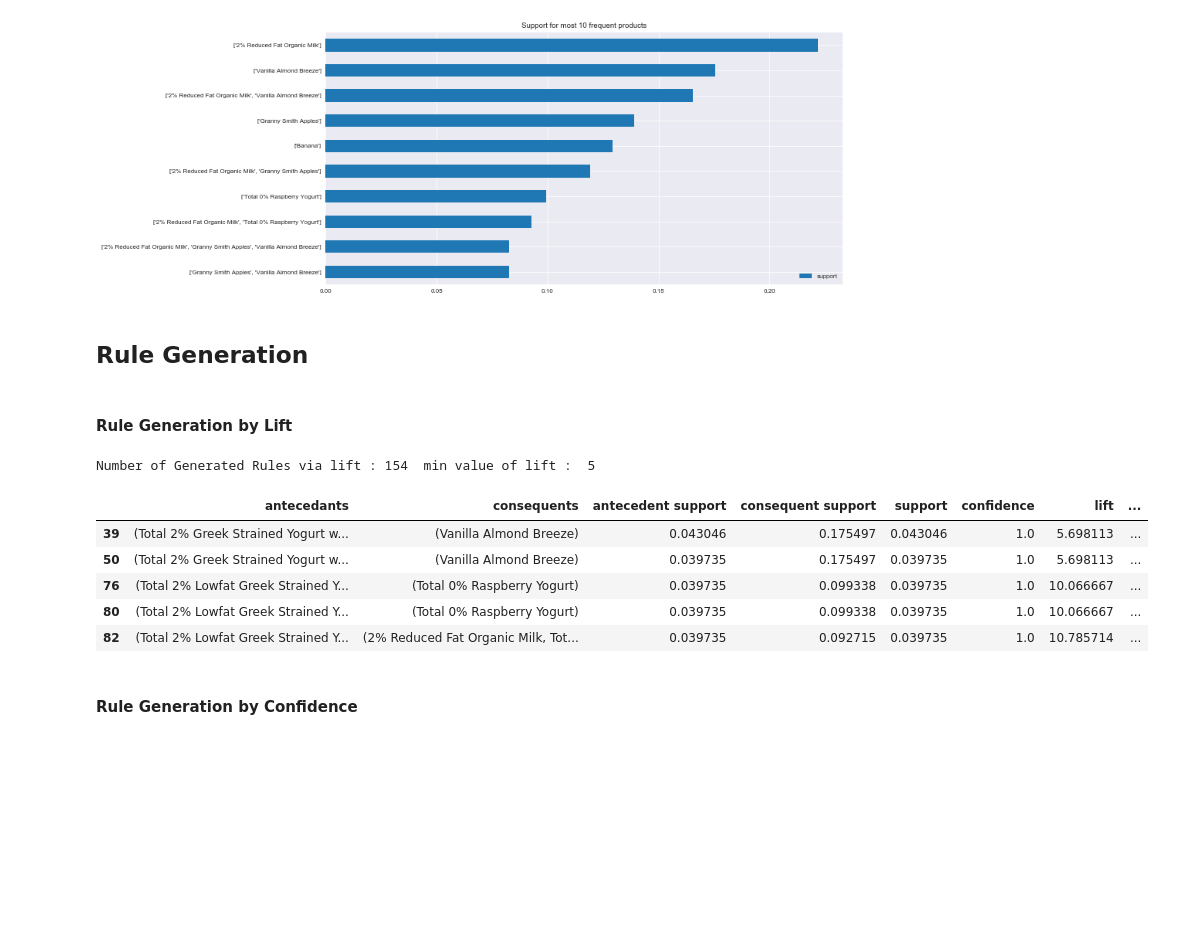
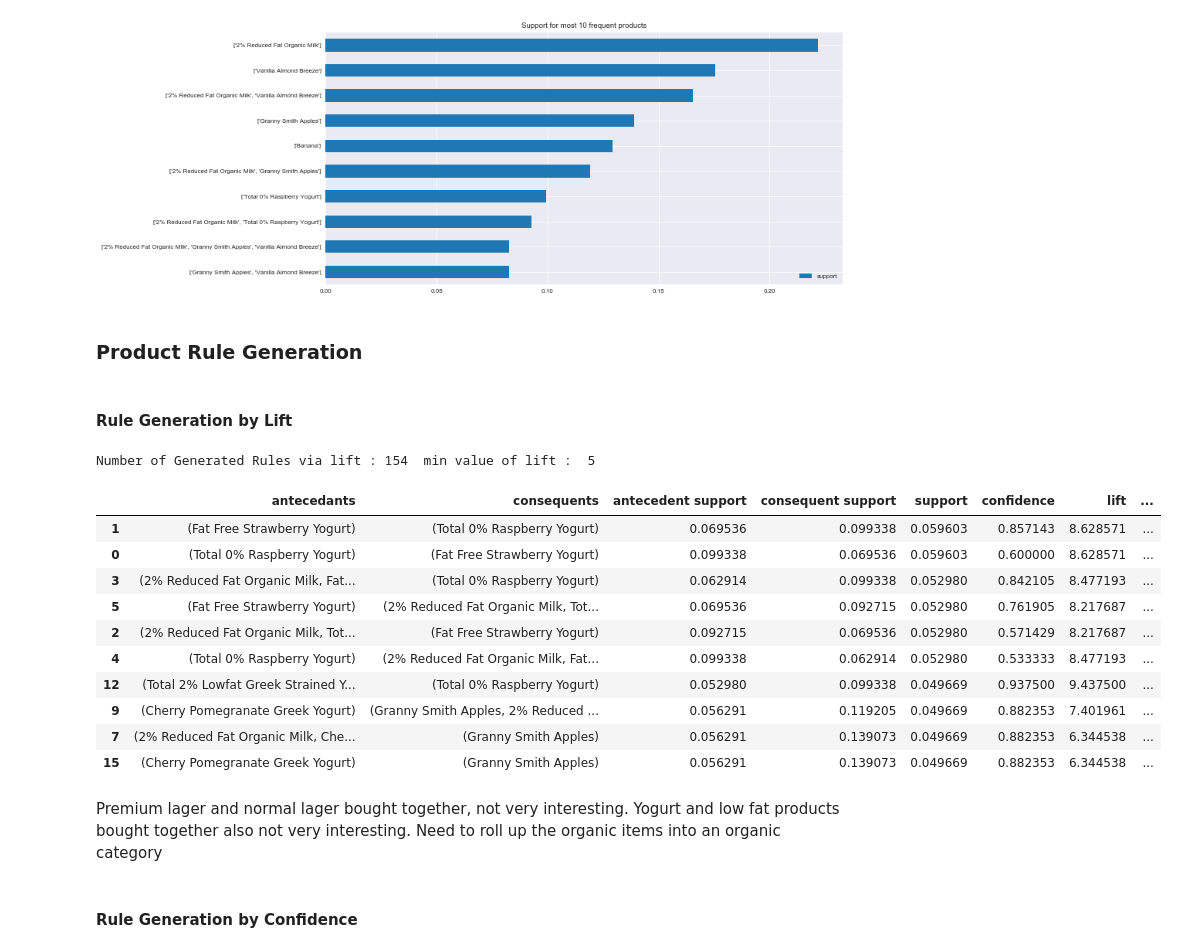
Before and after one commit to 1carew1/instacart_investigation, a Jupyter notebook: Assignment_2_ARM.ipynb, the cells around one changed output. Saved outputs shown, nothing was run; the diff lists cells and outputs as text; code cells hidden in the pictures; blank space fills up the shorter version.

```diff
--- a/Assignment_2_ARM.ipynb
+++ b/Assignment_2_ARM.ipynb
@@ -128,12 +134,15 @@ Product Order Count Mode : 1
 ### Grouping Products in an Order
 # %%
 # Can't just use a comma as a seperator
+weird_separator = ",#,"
+def products_ordered_to_total(products_ordered):
+    group = products_ordered.groupby('order_id')
+    product_count = group.size().reset_index(name="count")
+    product_names = group["product_name"].apply(lambda x: "%s" % weird_separator.join(x)).reset_index(name="products")
+    products_ordered_total = (product_count.merge(product_names, on="order_id"))
+    return products_ordered_total
 products_ordered = orders_products.merge(products, on="product_id")
-weird_separator = ",#,"
-group = products_ordered.groupby('order_id')
-product_count = group.size().reset_index(name="count")
-product_names = group["product_name"].apply(lambda x: "%s" % weird_separator.join(x)).reset_index(name="products")
-products_ordered_total = (product_count.merge(product_names, on="order_id"))
+products_ordered_total = products_ordered_to_total(products_ordered)
 order_total = products_ordered_total.shape[0]
 products_ordered_total.head()
 # %% [output]
@@ -160,10 +169,12 @@ Minimum Support : 0.0331
 # %%
-products_ordered_list = products_ordered_total.products.tolist()
-products_ordered_list_of_lists = []
-for p in products_ordered_list:
-    products_ordered_list_of_lists.append(p.split(weird_separator))
-te_ary = te.fit(products_ordered_list_of_lists).transform(products_ordered_list_of_lists,sparse=False)
-te_df = pd.DataFrame(te_ary, columns=te.columns_)
+def product_list_to_te_df(product_list):
+    products_ordered_list_of_lists = []
+    for p in product_list:
+        products_ordered_list_of_lists.append(p.split(weird_separator))
+    te_ary = te.fit(products_ordered_list_of_lists).transform(products_ordered_list_of_lists,sparse=False)
+    te_df = pd.DataFrame(te_ary, columns=te.columns_)
+    return te_df
+te_df = product_list_to_te_df(products_ordered_total.products.tolist())
 te_df.head()
 # %% [output]
 |  | 1% Low Fat Chocolate Milk | 100 Calorie Per Bag Popcorn | 100% All Cranberry Juice | 100% Colombian Medium Dark Roast ... | ... |
@@ -239,23 +260,30 @@ plt.show()
 # %% [output]
 [figure]
 # %% [markdown]
-## Rule Generation
+### Product Rule Generation
 # %% [markdown]
 ####  Rule Generation by Lift
 # %%
 min_lift = 5
 lift_rules = (association_rules(frequent_itemsets, metric="lift", min_threshold=min_lift)
-        .sort_values(by=['confidence', 'support'],ascending=False))
+        .sort_values(by=['support', 'confidence', 'lift'],ascending=False))
 print ("Number of Generated Rules via lift :", lift_rules.shape[0], " min value of lift : ", min_lift)
-lift_rules.head()
+lift_rules.head(10)
 # %% [output]
 Number of Generated Rules via lift : 154  min value of lift :  5
 |  | antecedants | consequents | antecedent support | consequent support | support | confidence | lift | ... |
-| 39 | (Total 2% Greek Strained Yogurt w... | (Vanilla Almond Breeze) | 0.043046 | 0.175497 | 0.043046 | 1.0 | 5.698113 | ... |
-| 50 | (Total 2% Greek Strained Yogurt w... | (Vanilla Almond Breeze) | 0.039735 | 0.175497 | 0.039735 | 1.0 | 5.698113 | ... |
-| 76 | (Total 2% Lowfat Greek Strained Y... | (Total 0% Raspberry Yogurt) | 0.039735 | 0.099338 | 0.039735 | 1.0 | 10.066667 | ... |
-| 80 | (Total 2% Lowfat Greek Strained Y... | (Total 0% Raspberry Yogurt) | 0.039735 | 0.099338 | 0.039735 | 1.0 | 10.066667 | ... |
-| 82 | (Total 2% Lowfat Greek Strained Y... | (2% Reduced Fat Organic Milk, Tot... | 0.039735 | 0.092715 | 0.039735 | 1.0 | 10.785714 | ... |
+| 1 | (Fat Free Strawberry Yogurt) | (Total 0% Raspberry Yogurt) | 0.069536 | 0.099338 | 0.059603 | 0.857143 | 8.628571 | ... |
+| 0 | (Total 0% Raspberry Yogurt) | (Fat Free Strawberry Yogurt) | 0.099338 | 0.069536 | 0.059603 | 0.600000 | 8.628571 | ... |
+| 3 | (2% Reduced Fat Organic Milk, Fat... | (Total 0% Raspberry Yogurt) | 0.062914 | 0.099338 | 0.052980 | 0.842105 | 8.477193 | ... |
+| 5 | (Fat Free Strawberry Yogurt) | (2% Reduced Fat Organic Milk, Tot... | 0.069536 | 0.092715 | 0.052980 | 0.761905 | 8.217687 | ... |
+| 2 | (2% Reduced Fat Organic Milk, Tot... | (Fat Free Strawberry Yogurt) | 0.092715 | 0.069536 | 0.052980 | 0.571429 | 8.217687 | ... |
+| 4 | (Total 0% Raspberry Yogurt) | (2% Reduced Fat Organic Milk, Fat... | 0.099338 | 0.062914 | 0.052980 | 0.533333 | 8.477193 | ... |
+| 12 | (Total 2% Lowfat Greek Strained Y... | (Total 0% Raspberry Yogurt) | 0.052980 | 0.099338 | 0.049669 | 0.937500 | 9.437500 | ... |
+| 9 | (Cherry Pomegranate Greek Yogurt) | (Granny Smith Apples, 2% Reduced ... | 0.056291 | 0.119205 | 0.049669 | 0.882353 | 7.401961 | ... |
+| 7 | (2% Reduced Fat Organic Milk, Che... | (Granny Smith Apples) | 0.056291 | 0.139073 | 0.049669 | 0.882353 | 6.344538 | ... |
+| 15 | (Cherry Pomegranate Greek Yogurt) | (Granny Smith Apples) | 0.056291 | 0.139073 | 0.049669 | 0.882353 | 6.344538 | ... |
+# %% [markdown]
+Premium lager and normal lager bought together, not very interesting. Yogurt and low fat products bought together also not very interesting. Need to roll up the organic items into an organic category
 # %% [markdown]
 #### Rule Generation by Confidence
 # %%
```
Also changed, not shown: parts of 29 cells of this notebook.
